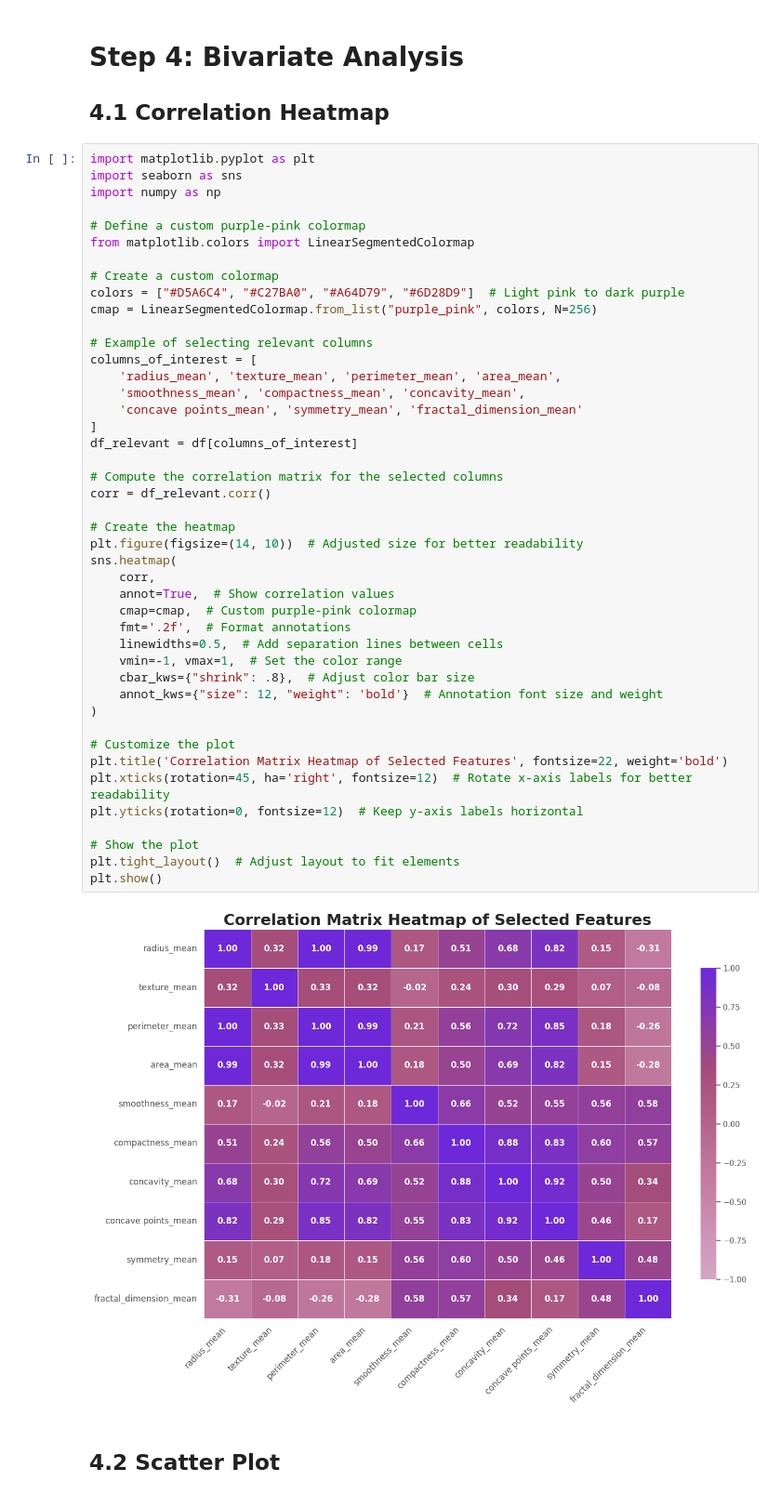
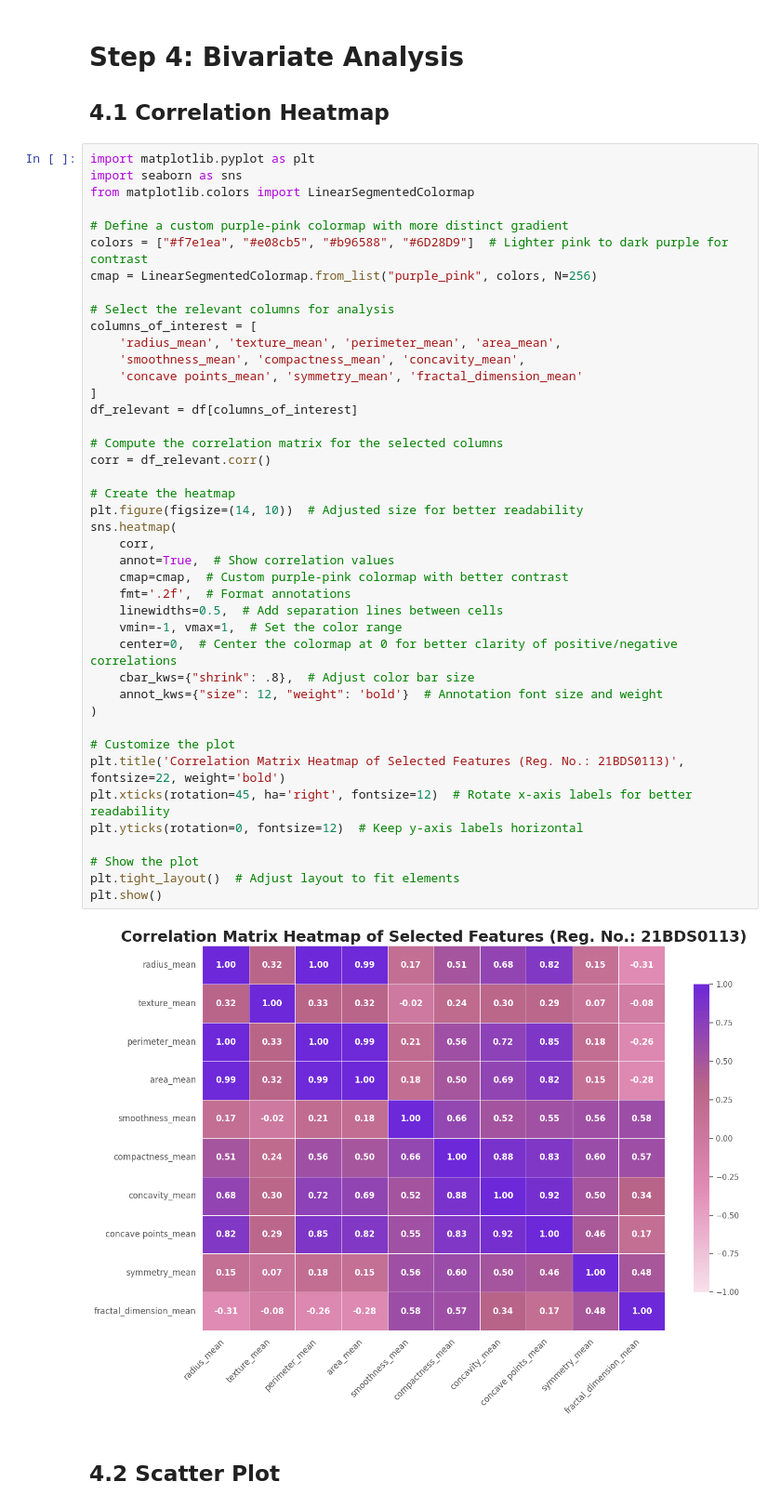
Before and after one commit to tavishijain3/Breast-Cancer-Data-Analysis-and-Prediction, a Jupyter notebook: EDA.ipynb, the cells around one changed output. Shown at 93% size. Drawn from its saved outputs; the diff is of its cells as text.

```diff
--- a/EDA.ipynb
+++ b/EDA.ipynb
@@ -210,49 +219,47 @@ df['diagnosis'] = df['diagnosis'].map({'M': 1, 'B': 0})
 # %%
 import matplotlib.pyplot as plt
 import seaborn as sns
-import numpy as np
-
-# Define a custom purple-pink colormap
 from matplotlib.colors import LinearSegmentedColormap
 
-# Create a custom colormap
-colors = ["#D5A6C4", "#C27BA0", "#A64D79", "#6D28D9"]  # Light pink to dark purple
+# Define a custom purple-pink colormap with more distinct gradient
+colors = ["#f7e1ea", "#e08cb5", "#b96588", "#6D28D9"]  # Lighter pink to dark purple for contrast
 cmap = LinearSegmentedColormap.from_list("purple_pink", colors, N=256)
 
-# Example of selecting relevant columns
+# Select the relevant columns for analysis
 columns_of_interest = [
     'radius_mean', 'texture_mean', 'perimeter_mean', 'area_mean',
     'smoothness_mean', 'compactness_mean', 'concavity_mean',
     'concave points_mean', 'symmetry_mean', 'fractal_dimension_mean'
 ]
 df_relevant = df[columns_of_interest]
 
 # Compute the correlation matrix for the selected columns
 corr = df_relevant.corr()
 
 # Create the heatmap
 plt.figure(figsize=(14, 10))  # Adjusted size for better readability
 sns.heatmap(
     corr,
     annot=True,  # Show correlation values
-    cmap=cmap,  # Custom purple-pink colormap
+    cmap=cmap,  # Custom purple-pink colormap with better contrast
     fmt='.2f',  # Format annotations
     linewidths=0.5,  # Add separation lines between cells
     vmin=-1, vmax=1,  # Set the color range
+    center=0,  # Center the colormap at 0 for better clarity of positive/negative correlations
     cbar_kws={"shrink": .8},  # Adjust color bar size
     annot_kws={"size": 12, "weight": 'bold'}  # Annotation font size and weight
 )
 
 # Customize the plot
-plt.title('Correlation Matrix Heatmap of Selected Features', fontsize=22, weight='bold')
+plt.title('Correlation Matrix Heatmap of Selected Features (Reg. No.: 21BDS0113)', fontsize=22, weight='bold')
 plt.xticks(rotation=45, ha='right', fontsize=12)  # Rotate x-axis labels for better readability
 plt.yticks(rotation=0, fontsize=12)  # Keep y-axis labels horizontal
 
 # Show the plot
 plt.tight_layout()  # Adjust layout to fit elements
 plt.show()
 # %% [output]
-[figure, old version]
+[figure, new version]
 # %% [markdown]
 ## 4.2 Scatter Plot
 # %%
```
Also changed, not shown: parts of 7 cells of this notebook.
